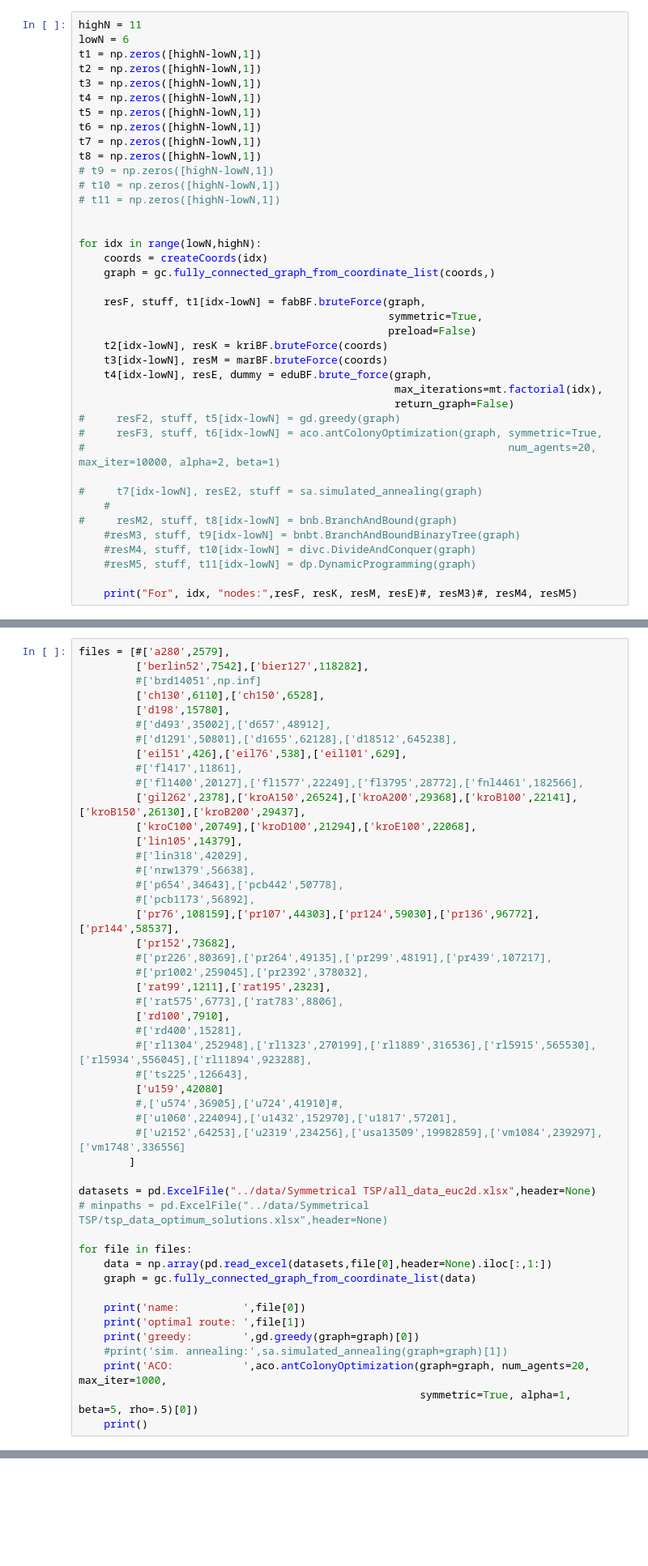
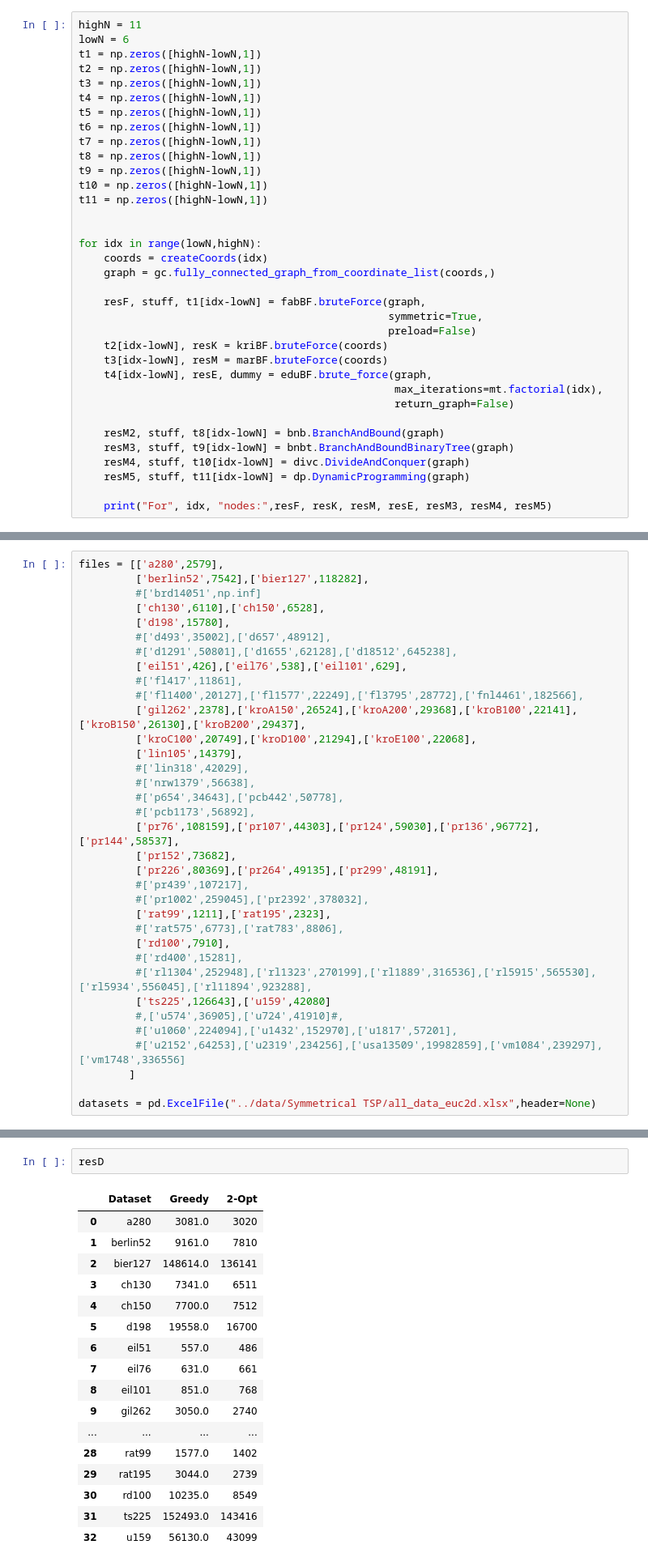
Before and after one commit to FabianWalocha/TSProject, a Jupyter notebook: benchmarking/Benchmarking.ipynb, the cells around one changed output, grey strips where cells are left out. Shown at 81% size. Cells and saved outputs as stored; diff of their text form; blank space fills up the shorter version.

Commit message:
changed algos for benchmarking, added results for 2-opt and greedy

```diff
--- a/benchmarking/Benchmarking.ipynb
+++ b/benchmarking/Benchmarking.ipynb
@@ -47,9 +51,9 @@ t5 = np.zeros([highN-lowN,1])
 t6 = np.zeros([highN-lowN,1])
 t7 = np.zeros([highN-lowN,1])
 t8 = np.zeros([highN-lowN,1])
-# t9 = np.zeros([highN-lowN,1])
-# t10 = np.zeros([highN-lowN,1])
-# t11 = np.zeros([highN-lowN,1])
+t9 = np.zeros([highN-lowN,1])
+t10 = np.zeros([highN-lowN,1])
+t11 = np.zeros([highN-lowN,1])
 
 
 for idx in range(lowN,highN):
@@ -64,16 +68,11 @@ for idx in range(lowN,highN):
     t4[idx-lowN], resE, dummy = eduBF.brute_force(graph,
                                                   max_iterations=mt.factorial(idx),
                                                   return_graph=False)
-#     resF2, stuff, t5[idx-lowN] = gd.greedy(graph)
-#     resF3, stuff, t6[idx-lowN] = aco.antColonyOptimization(graph, symmetric=True,
-#                                                                   num_agents=20, max_iter=10000, alpha=2, beta=1)
 
-#     t7[idx-lowN], resE2, stuff = sa.simulated_annealing(graph)
-    #
-#     resM2, stuff, t8[idx-lowN] = bnb.BranchAndBound(graph)
-    #resM3, stuff, t9[idx-lowN] = bnbt.BranchAndBoundBinaryTree(graph)
-    #resM4, stuff, t10[idx-lowN] = divc.DivideAndConquer(graph)
-    #resM5, stuff, t11[idx-lowN] = dp.DynamicProgramming(graph)
+    resM2, stuff, t8[idx-lowN] = bnb.BranchAndBound(graph)
+    resM3, stuff, t9[idx-lowN] = bnbt.BranchAndBoundBinaryTree(graph)
+    resM4, stuff, t10[idx-lowN] = divc.DivideAndConquer(graph)
+    resM5, stuff, t11[idx-lowN] = dp.DynamicProgramming(graph)
 
-    print("For", idx, "nodes:",resF, resK, resM, resE)#, resM3)#, resM4, resM5)
+    print("For", idx, "nodes:",resF, resK, resM, resE, resM3, resM4, resM5)
 # %% [output]
@@ -139,5 +185,5 @@ plt.show()
 # %%
-files = [#['a280',2579],
+files = [['a280',2579],
          ['berlin52',7542],['bier127',118282],
          #['brd14051',np.inf]
          ['ch130',6110],['ch150',6528],
@@ -156,31 +202,18 @@ files = [#['a280',2579],
          #['pcb1173',56892],
          ['pr76',108159],['pr107',44303],['pr124',59030],['pr136',96772],['pr144',58537],
          ['pr152',73682],
-         #['pr226',80369],['pr264',49135],['pr299',48191],['pr439',107217],
+         ['pr226',80369],['pr264',49135],['pr299',48191],
+         #['pr439',107217],
          #['pr1002',259045],['pr2392',378032],
          ['rat99',1211],['rat195',2323],
          #['rat575',6773],['rat783',8806],
          ['rd100',7910],
          #['rd400',15281],
          #['rl1304',252948],['rl1323',270199],['rl1889',316536],['rl5915',565530],['rl5934',556045],['rl11894',923288],
-         #['ts225',126643],
-         ['u159',42080]
+         ['ts225',126643],['u159',42080]
          #,['u574',36905],['u724',41910]#,
          #['u1060',224094],['u1432',152970],['u1817',57201],
          #['u2152',64253],['u2319',234256],['usa13509',19982859],['vm1084',239297],['vm1748',336556]
         ]
 
 datasets = pd.ExcelFile("../data/Symmetrical TSP/all_data_euc2d.xlsx",header=None)
-# minpaths = pd.ExcelFile("../data/Symmetrical TSP/tsp_data_optimum_solutions.xlsx",header=None)
-
-for file in files:
-    data = np.array(pd.read_excel(datasets,file[0],header=None).iloc[:,1:])
-    graph = gc.fully_connected_graph_from_coordinate_list(data)
-
-    print('name:          ',file[0])
-    print('optimal route: ',file[1])
-    print('greedy:        ',gd.greedy(graph=graph)[0])
-    #print('sim. annealing:',sa.simulated_annealing(graph=graph)[1])
-    print('ACO:           ',aco.antColonyOptimization(graph=graph, num_agents=20, max_iter=1000,
-                                                      symmetric=True, alpha=1, beta=5, rho=.5)[0])
-    print()
@@ -204,0 +350,20 @@ greedy:         28840.0
+# %%
+resD
+# %% [output]
+|  | Dataset | Greedy | 2-Opt |
+| 0 | a280 | 3081.0 | 3020 |
+| 1 | berlin52 | 9161.0 | 7810 |
+| 2 | bier127 | 148614.0 | 136141 |
+| 3 | ch130 | 7341.0 | 6511 |
+| 4 | ch150 | 7700.0 | 7512 |
+| 5 | d198 | 19558.0 | 16700 |
+| 6 | eil51 | 557.0 | 486 |
+| 7 | eil76 | 631.0 | 661 |
+| 8 | eil101 | 851.0 | 768 |
+| 9 | gil262 | 3050.0 | 2740 |
+| ... | ... | ... | ... |
+| 28 | rat99 | 1577.0 | 1402 |
+| 29 | rat195 | 3044.0 | 2739 |
+| 30 | rd100 | 10235.0 | 8549 |
+| 31 | ts225 | 152493.0 | 143416 |
+| 32 | u159 | 56130.0 | 43099 |
```
Also changed, not shown: parts of 14 cells of this notebook, 7 other files.
